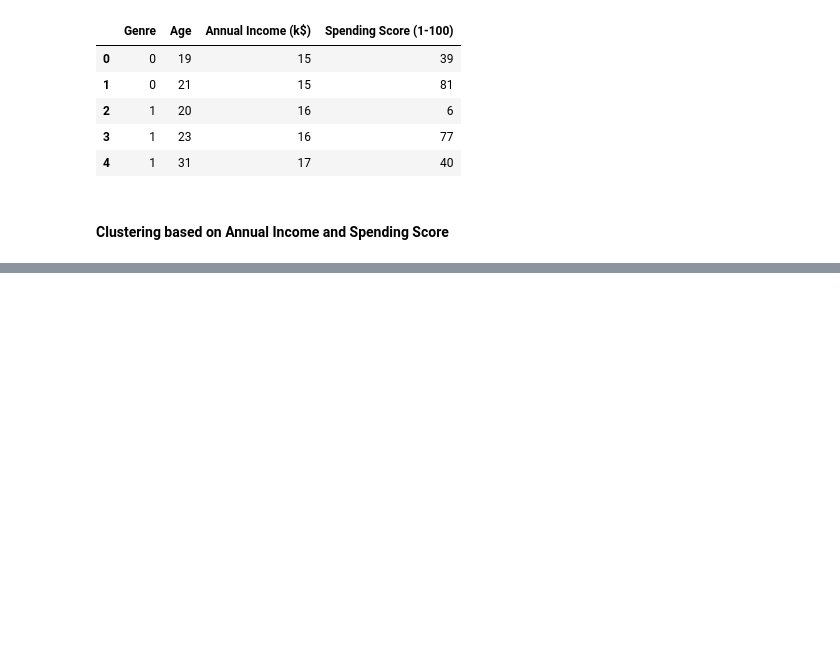
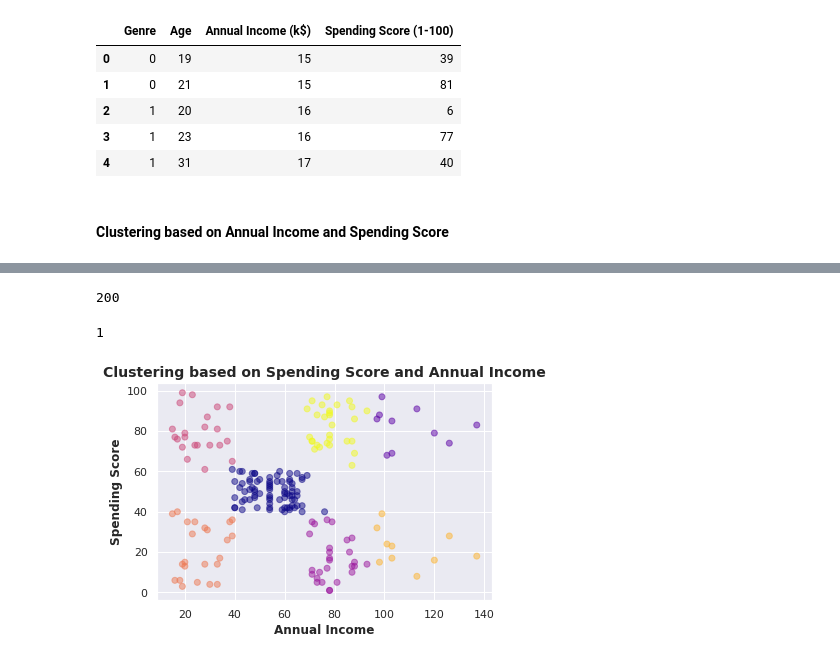
Before and after one commit to WorldWideWest/K-Means-Mall-Customers, a Jupyter notebook: clusteringIncomeScore.ipynb, the cells around one changed output, grey strips where cells are left out. Saved outputs shown, nothing was run; the diff lists cells and outputs as text; code cells hidden in the pictures; blank space fills up the shorter version.

```diff
--- a/clusteringIncomeScore.ipynb
+++ b/clusteringIncomeScore.ipynb
@@ -143,0 +157,2 @@ plt.show()
+# %%
+newData = pd.read_csv("./source/clustered.csv")
@@ -143,0 +175,4 @@ plt.show()
+# %%
+(newData.Genre == 0).count()
+# %% [output]
+200
@@ -143,0 +181,24 @@ plt.show()
+# %%
+array[1]
+# %% [output]
+1
+# %%
+plt.scatter(newData['Annual Income (k$)'],
+            newData['Spending Score (1-100)'],
+            c = dataWClusters['Clusters'],
+            alpha = 0.5,
+            cmap = 'plasma')
+
+plt.title('Clustering based on Spending Score and Annual Income',
+          fontsize = 14,
+          fontweight = 'bold')
+plt.xlabel('Annual Income',
+          fontsize = 12,
+          fontweight = 'bold')
+plt.ylabel('Spending Score',
+          fontsize = 12,
+          fontweight = 'bold')
+plt.savefig('visualizations/CSSAI.png')
+plt.show()
+# %% [output]
+[figure, added]
```
Also changed, not shown: parts of 12 cells of this notebook, 14 other files.
